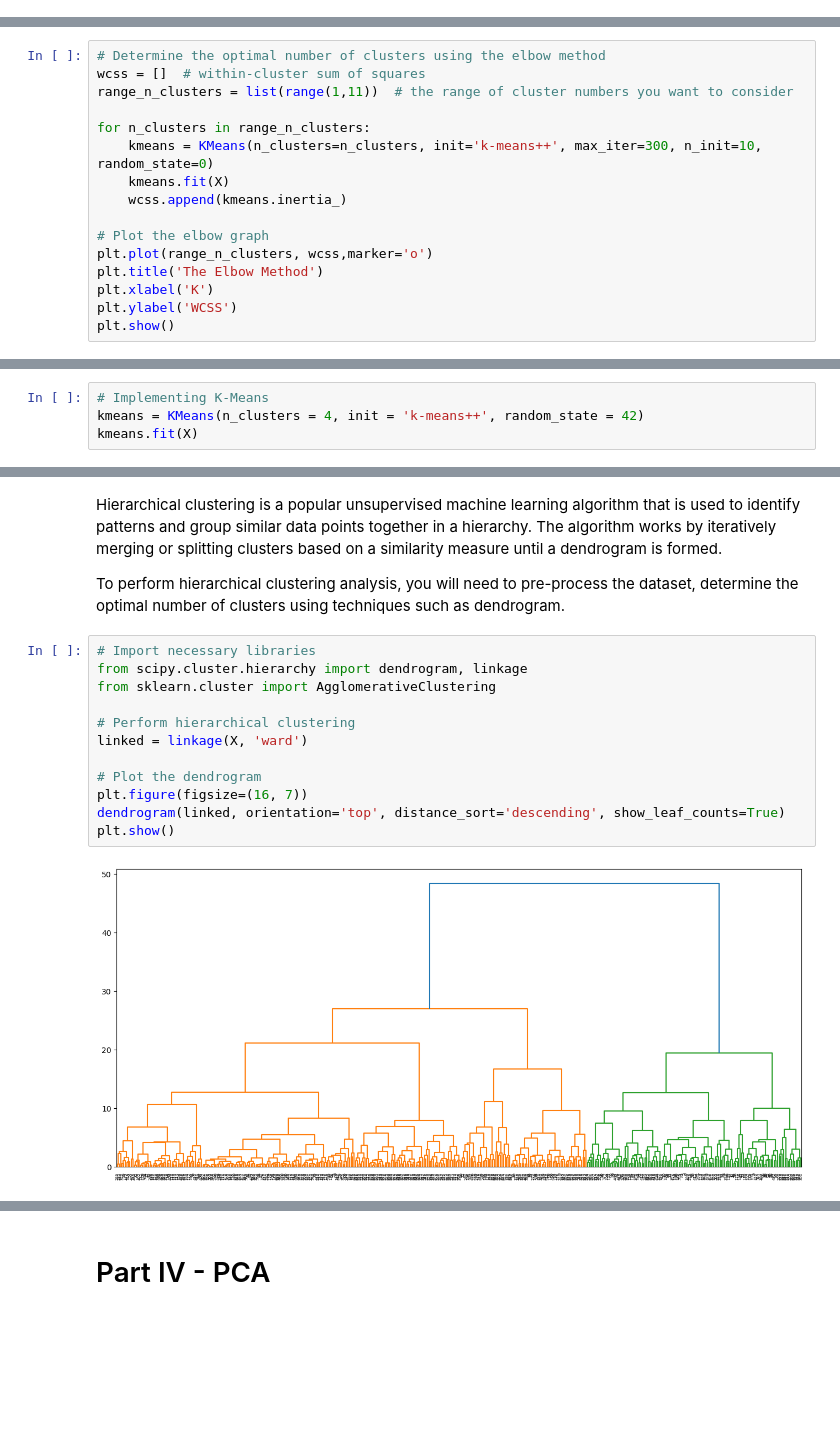
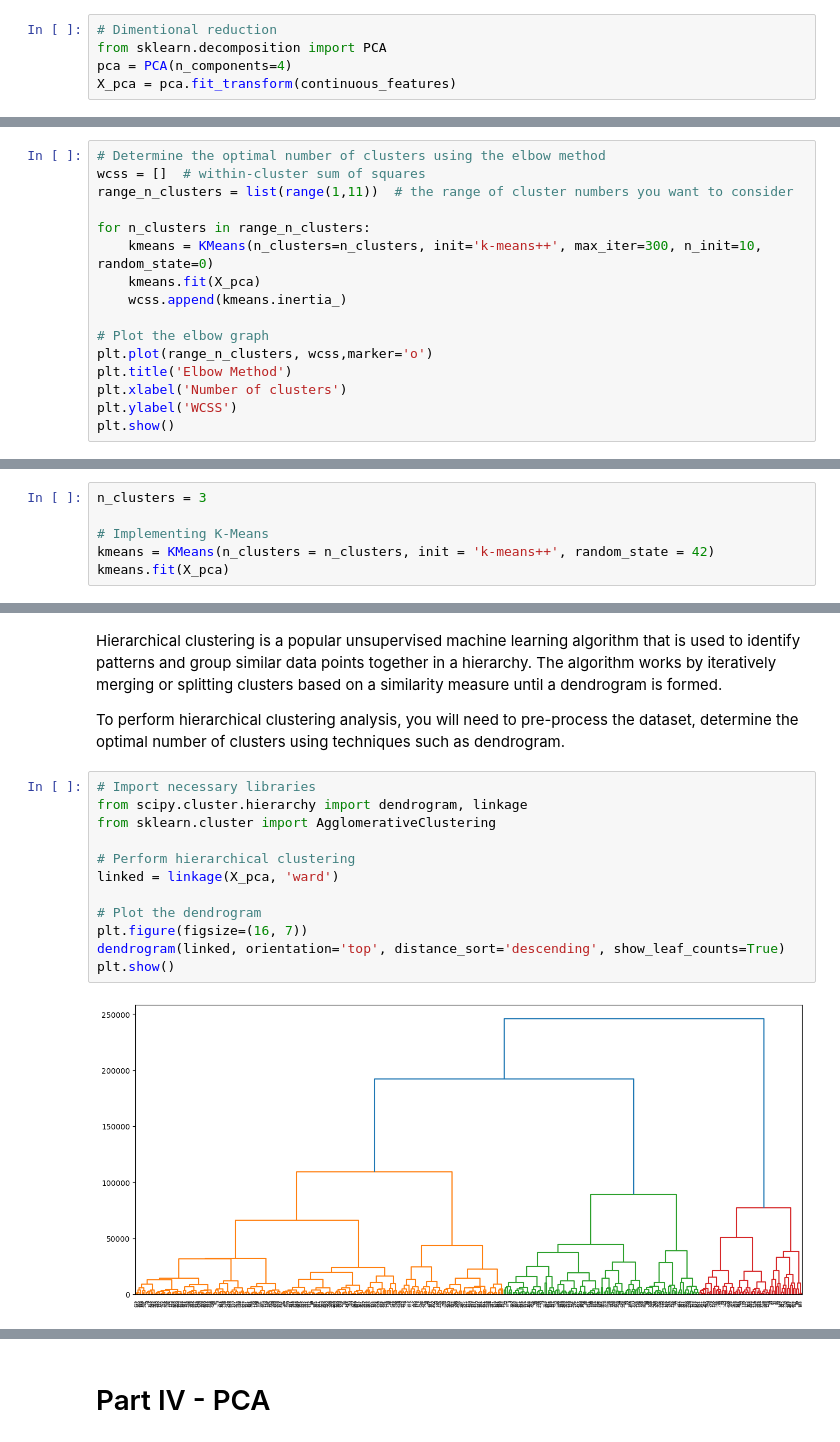
Before and after one commit to Nathan-13/ML-Project-Unsupervised-Learning, a Jupyter notebook: notebook/Unsupervised Learning - Project.ipynb, the cells around one changed output, grey strips where cells are left out. Drawn from its saved outputs; the diff is of its cells as text; blank space fills up the shorter version.

```diff
--- a/notebook/Unsupervised Learning - Project.ipynb
+++ b/notebook/Unsupervised Learning - Project.ipynb
@@ -335,3 +312,8 @@ X
+# %%
+# Dimentional reduction
+from sklearn.decomposition import PCA
+pca = PCA(n_components=4)
+X_pca = pca.fit_transform(continuous_features)
 # %% [markdown]
 ### The Elbow Method
 # %%
@@ -341,13 +323,13 @@ range_n_clusters = list(range(1,11))  # the range of cluster numbers you want to
 
 for n_clusters in range_n_clusters:
     kmeans = KMeans(n_clusters=n_clusters, init='k-means++', max_iter=300, n_init=10, random_state=0)
-    kmeans.fit(X)
+    kmeans.fit(X_pca)
     wcss.append(kmeans.inertia_)
 
 # Plot the elbow graph
 plt.plot(range_n_clusters, wcss,marker='o')
-plt.title('The Elbow Method')
-plt.xlabel('K')
+plt.title('Elbow Method')
+plt.xlabel('Number of clusters')
 plt.ylabel('WCSS')
 plt.show()
 # %% [output]
@@ -386,7 +364,9 @@ As you can see, this visualization is much richer than the previous one: in part
 # %% [markdown]
 ### Implementing K-Means Model
 # %%
+n_clusters = 3
+
 # Implementing K-Means
-kmeans = KMeans(n_clusters = 4, init = 'k-means++', random_state = 42)
-kmeans.fit(X)
+kmeans = KMeans(n_clusters = n_clusters, init = 'k-means++', random_state = 42)
+kmeans.fit(X_pca)
 # %% [output]
@@ -523,15 +504,15 @@ To perform hierarchical clustering analysis, you will need to pre-process the da
 # %%
 # Import necessary libraries
 from scipy.cluster.hierarchy import dendrogram, linkage
 from sklearn.cluster import AgglomerativeClustering
 
 # Perform hierarchical clustering
-linked = linkage(X, 'ward')
+linked = linkage(X_pca, 'ward')
 
 # Plot the dendrogram
 plt.figure(figsize=(16, 7))
 dendrogram(linked, orientation='top', distance_sort='descending', show_leaf_counts=True)
 plt.show()
 # %% [output]
-[figure, old version]
+[figure, new version]
 # %% [markdown]
```
Also changed, not shown: parts of 50 cells of this notebook.
